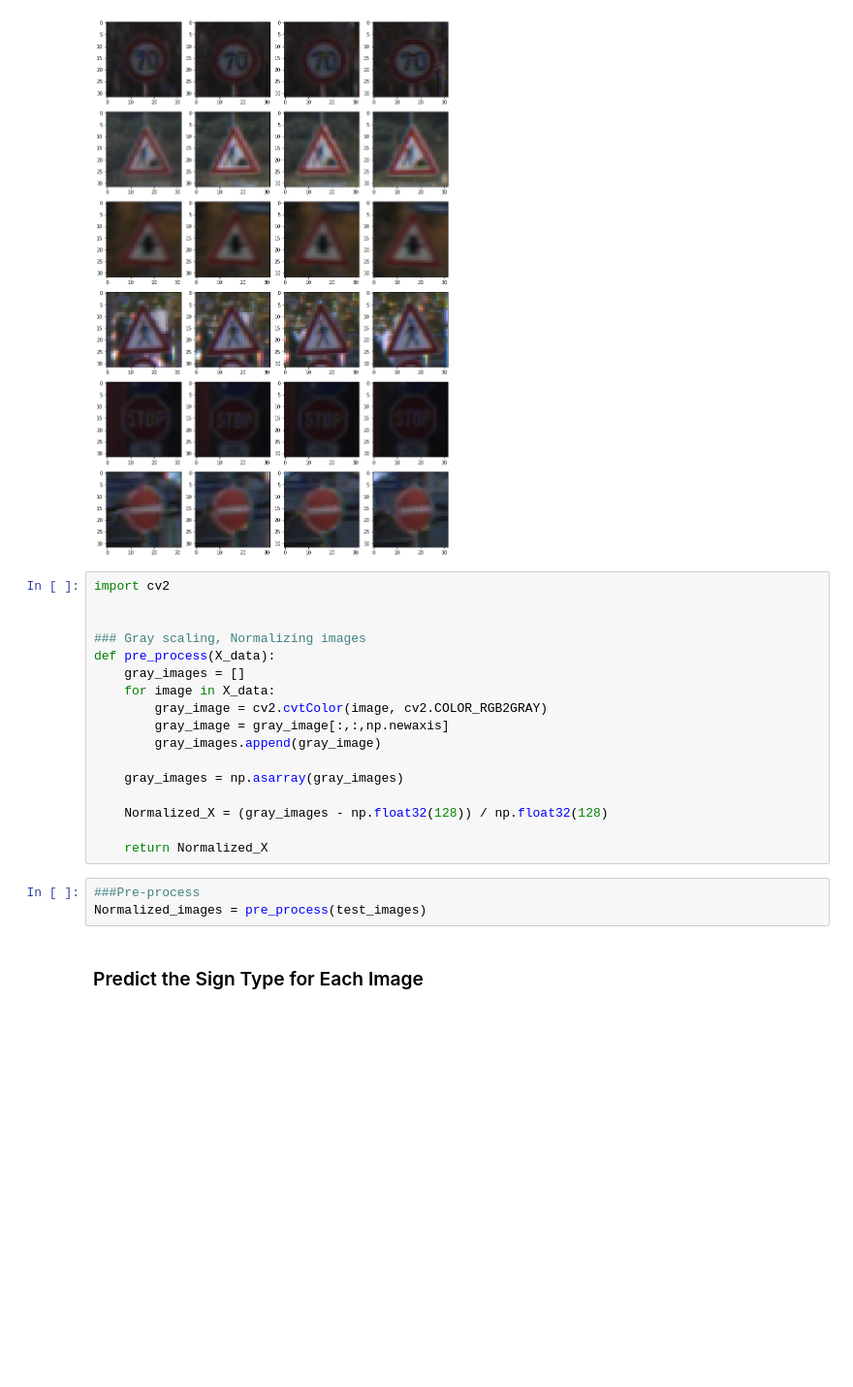
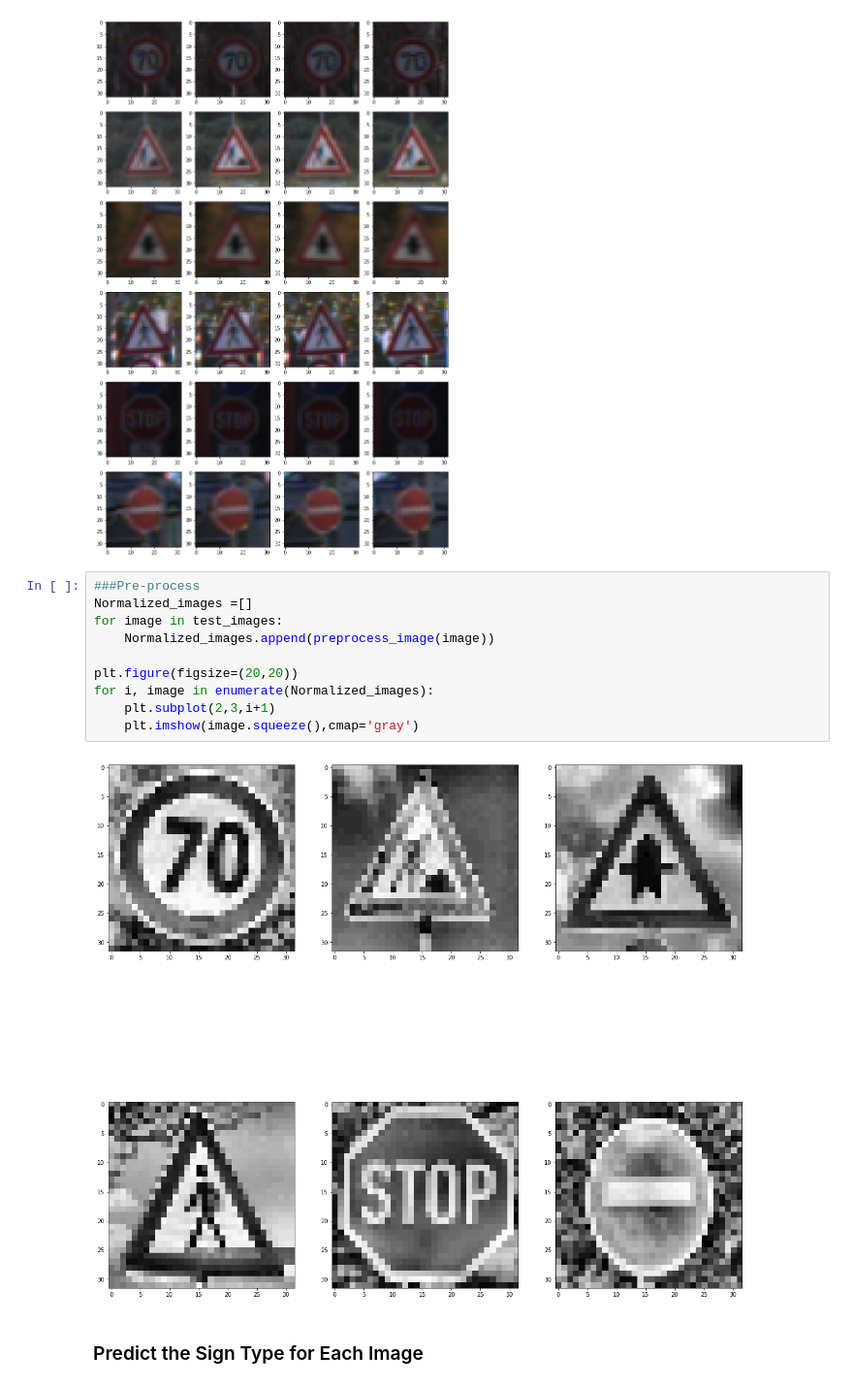
Before and after one commit to chenyue9713/Traffic-Sign-Classifier, a Jupyter notebook: Traffic_Sign_Classifier.ipynb, the cells around one changed output. Shown at 97% size. Drawn from its saved outputs; the diff is of its cells as text; blank space fills up the shorter version.

Commit message:
Updated model predict new figures

```diff
--- a/Traffic_Sign_Classifier.ipynb
+++ b/Traffic_Sign_Classifier.ipynb
@@ -828,26 +845,18 @@ Sign 4: Pedestrians
 Sign 5: Stop
 Sign 6: No entry
 [figure]
-# %%
-import cv2
-
-
-### Gray scaling, Normalizing images
-def pre_process(X_data):
-    gray_images = []
-    for image in X_data:
-        gray_image = cv2.cvtColor(image, cv2.COLOR_RGB2GRAY)
-        gray_image = gray_image[:,:,np.newaxis]
-        gray_images.append(gray_image)
-
-    gray_images = np.asarray(gray_images)
-
-    Normalized_X = (gray_images - np.float32(128)) / np.float32(128)
-
-    return Normalized_X
-# %%
-###Pre-process
-Normalized_images = pre_process(test_images)
+# %%
+###Pre-process
+Normalized_images =[]
+for image in test_images:
+    Normalized_images.append(preprocess_image(image))
+
+plt.figure(figsize=(20,20))
+for i, image in enumerate(Normalized_images):
+    plt.subplot(2,3,i+1)
+    plt.imshow(image.squeeze(),cmap='gray')
+# %% [output]
+[figure, added]
 # %% [markdown]
 ### Predict the Sign Type for Each Image
 # %%
```
Also changed, not shown: parts of 9 cells of this notebook.
